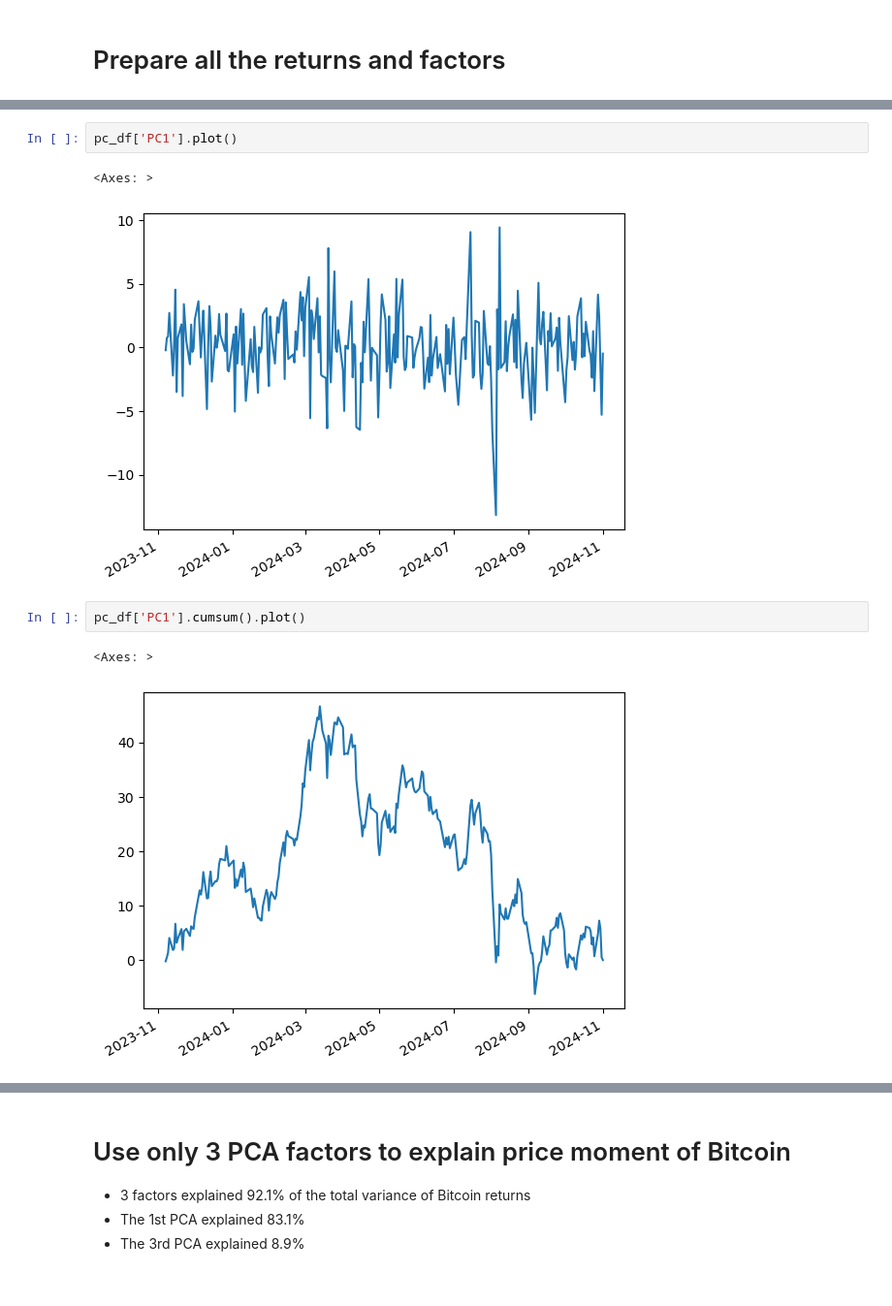
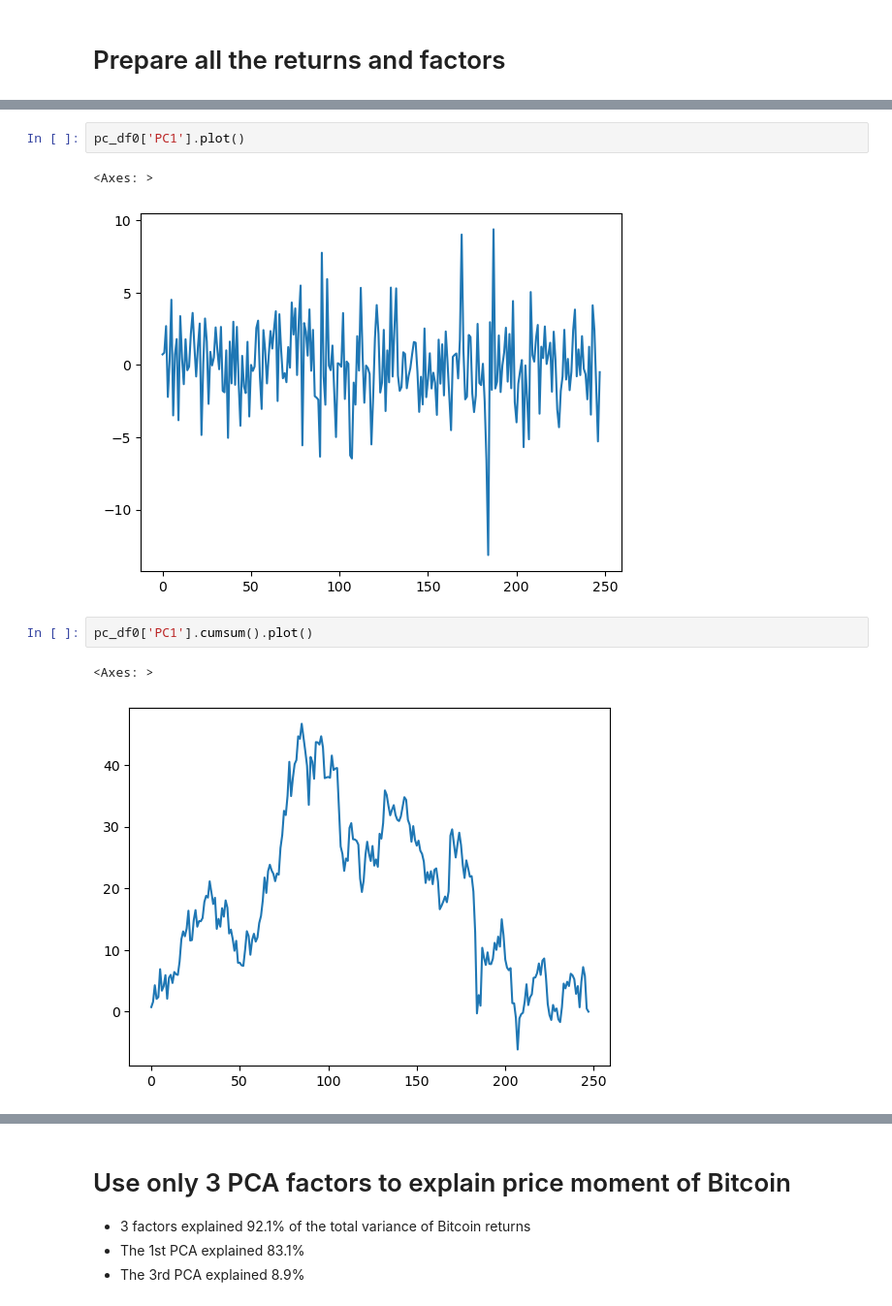
Before and after one commit to zkvn/crypto-factor-model, a Jupyter notebook: Factor Analysis.ipynb, the cells around one changed output, grey strips where cells are left out. Shown: that part at 97% size. Cells and saved outputs as stored; diff of their text form.

```diff
--- a/Factor Analysis.ipynb
+++ b/Factor Analysis.ipynb
@@ -38,11 +38,11 @@ PCA Projection Loss 2.773106416033492
 # %%
-pc_df['PC1'].plot()
+pc_df0['PC1'].plot()
 # %% [output]
 <Axes: >
-[figure, old version]
+[figure, new version]
 # %%
-pc_df['PC1'].cumsum().plot()
+pc_df0['PC1'].cumsum().plot()
 # %% [output]
 <Axes: >
-[figure, old version]
+[figure, new version]
 # %%
```
Also changed, not shown: parts of 14 cells of this notebook.
